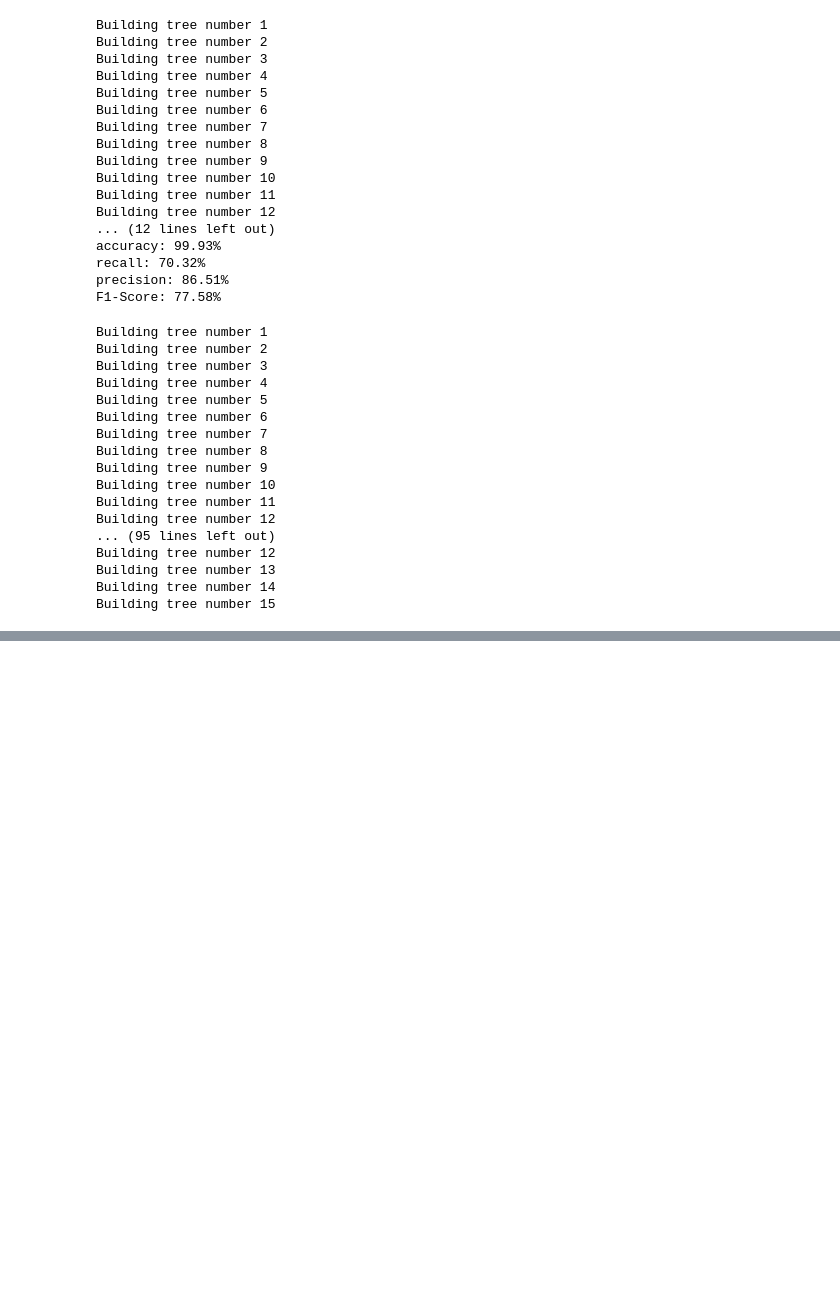
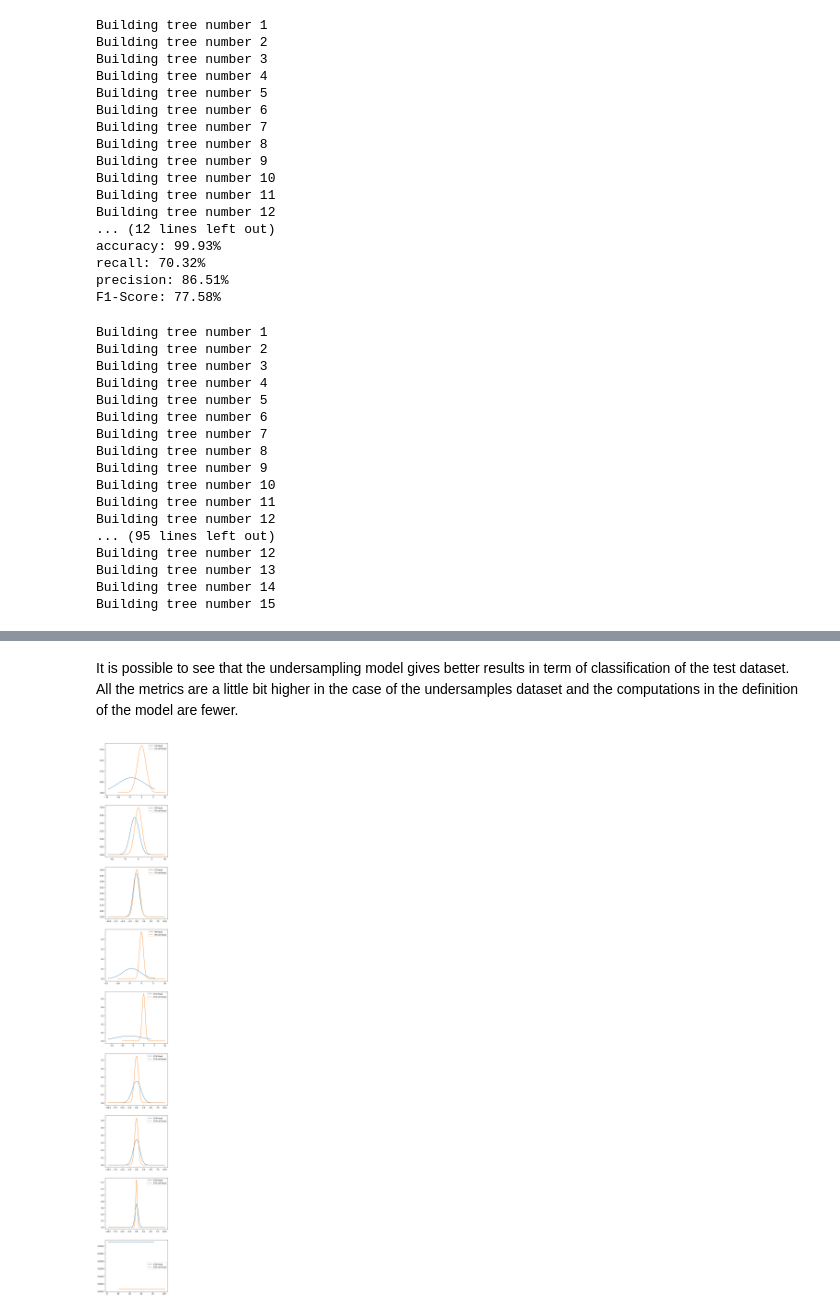
Before and after one commit to AlbertoSandri/NAML-project, a Jupyter notebook: Project.ipynb, the cells around one changed output, grey strips where cells are left out. Drawn from its saved outputs; the diff is of its cells as text; code cells hidden in the pictures; blank space fills up the shorter version.

```diff
--- a/Project.ipynb
+++ b/Project.ipynb
@@ -691,0 +1047,17 @@ Building tree number 15
+# %%
+data_np = data_2.to_numpy()
+x_train, y_train, _, _, x_test, y_test = train_split(data_np, percentage_train=0.7, percentage_validation=0.0)
+
+# Random undersampling of the dataset
+np.random.seed(0)
+num_true = 200
+num_false = 9800
+idx_true = list(range((y_train==1).sum()))
+idx_false = list(range((y_train==0).sum()))
+np.random.shuffle(idx_true)
+np.random.shuffle(idx_false)
+resample_true = x_train[(y_train.reshape(y_train.shape[0])==1),:][idx_true[:num_true],:]
+resample_false = x_train[(y_train.reshape(y_train.shape[0])==0),:][idx_false[:num_false],:]
+x = np.block([[resample_true],[resample_false]])
+y = np.block([[np.ones((num_true,1))],[np.zeros((num_false,1))]])
+x.shape,y.shape
@@ -691,0 +1082,5 @@ Building tree number 15
+# %%
+# Testing of the model with undersampling
+gm_undersampling = GaussianBayesModel(x, y, v1)
+y_predicted = gm_undersampling.predict(x_test, safe_prediction_parameter=1.15)
+metrics(y_predicted[:,None], y_test)
@@ -691,0 +1096,2 @@ Building tree number 15
+# %% [markdown]
+It is possible to see that the undersampling model gives better results in term of classification of the test dataset. All the metrics are a little bit higher in the case of the undersamples dataset and the computations in the definition of the model are fewer.
@@ -691,0 +1101,4 @@ Building tree number 15
+# %%
+gm_undersampling.plot_distributions(label_positive='fraud', label_negative='not fraud')
+# %% [output]
+[figure, added]
```
Also changed, not shown: parts of 29 cells of this notebook.
